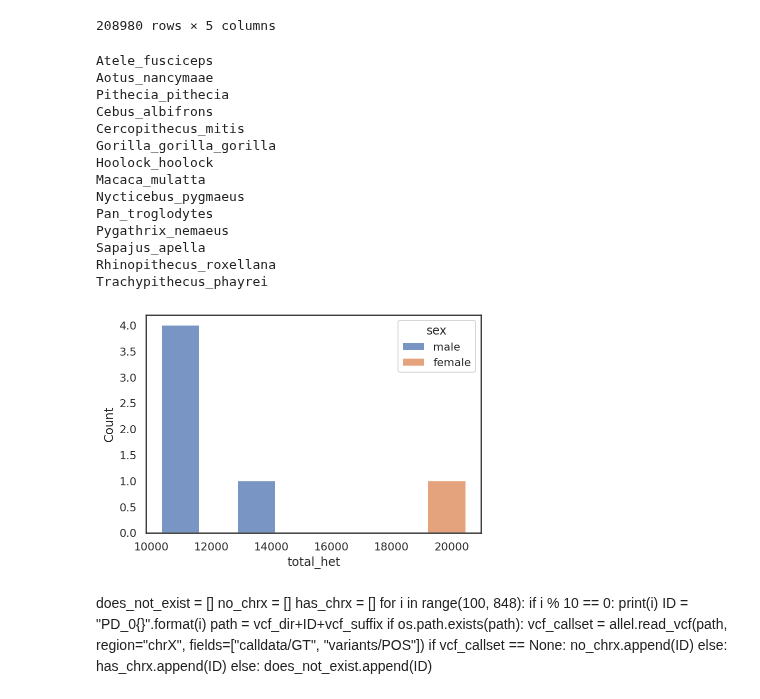
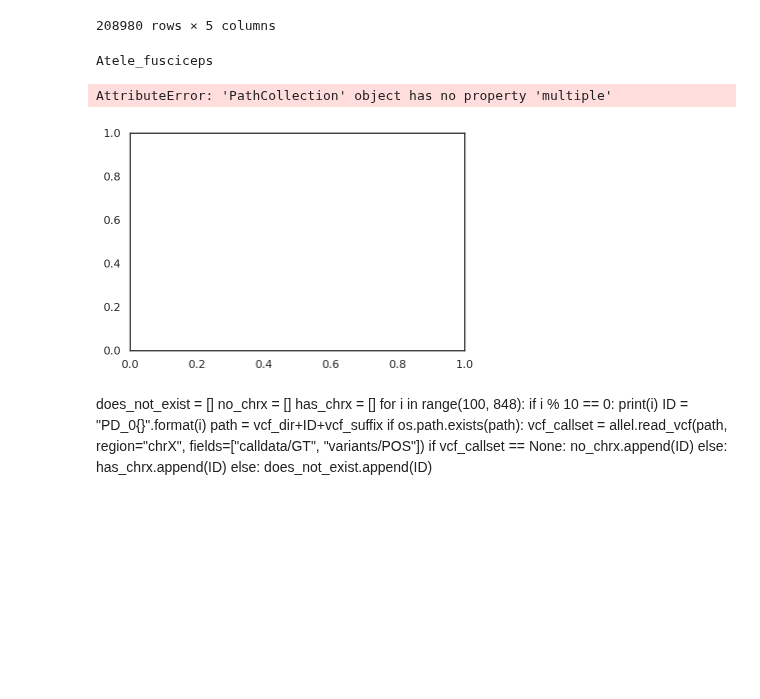
Before and after one commit to erikfogh/baboon_analysis, a Jupyter notebook: baboon_first_analysis/notebooks/Primatediversity_investigation.ipynb, the cells around one changed output. Saved outputs shown, nothing was run; the diff lists cells and outputs as text; code cells hidden in the pictures; blank space fills up the shorter version.

```diff
--- a/baboon_first_analysis/notebooks/Primatediversity_investigation.ipynb
+++ b/baboon_first_analysis/notebooks/Primatediversity_investigation.ipynb
@@ -304,38 +304,26 @@ primate_df
 # %%
 for genus in primate_df.genus.unique():
     genus_df = primate_df.loc[primate_df.genus == genus]
     print(genus)
     mean_l = []
     median_l = []
     ID_l = []
     for ID in genus_df.PGDP_ID.unique():
         id_df = genus_df.loc[genus_df.PGDP_ID == ID]
         ID_l.append(ID)
         mean_l.append(id_df["het"].mean())
         median_l.append(id_df["het"].median())
     d={"PDGP_ID": ID_l, "mean_het": mean_l, "median_het": median_l}
     df = pd.DataFrame(data=d)
     plt.close()
-    fig = sns.histplot(data=g_df, x="total_het", hue="sex", multiple="dodge")
+    fig = sns.scatterplot(data=g_df, x="total_het", hue="sex", multiple="dodge")
     fig = fig.get_figure()
     fig.savefig("../results/{}_median_mean.png".format(genus))
     fig
 # %% [output]
 Atele_fusciceps
-Aotus_nancymaae
-Pithecia_pithecia
-Cebus_albifrons
-Cercopithecus_mitis
-Gorilla_gorilla_gorilla
-Hoolock_hoolock
-Macaca_mulatta
-Nycticebus_pygmaeus
-Pan_troglodytes
-Pygathrix_nemaeus
-Sapajus_apella
-Rhinopithecus_roxellana
-Trachypithecus_phayrei
+AttributeError: 'PathCollection' object has no property 'multiple'
-[figure, old version]
+[figure, new version]
 # %% [markdown]
 does_not_exist = []
 no_chrx = []
```
Also changed, not shown: 14 other files.
